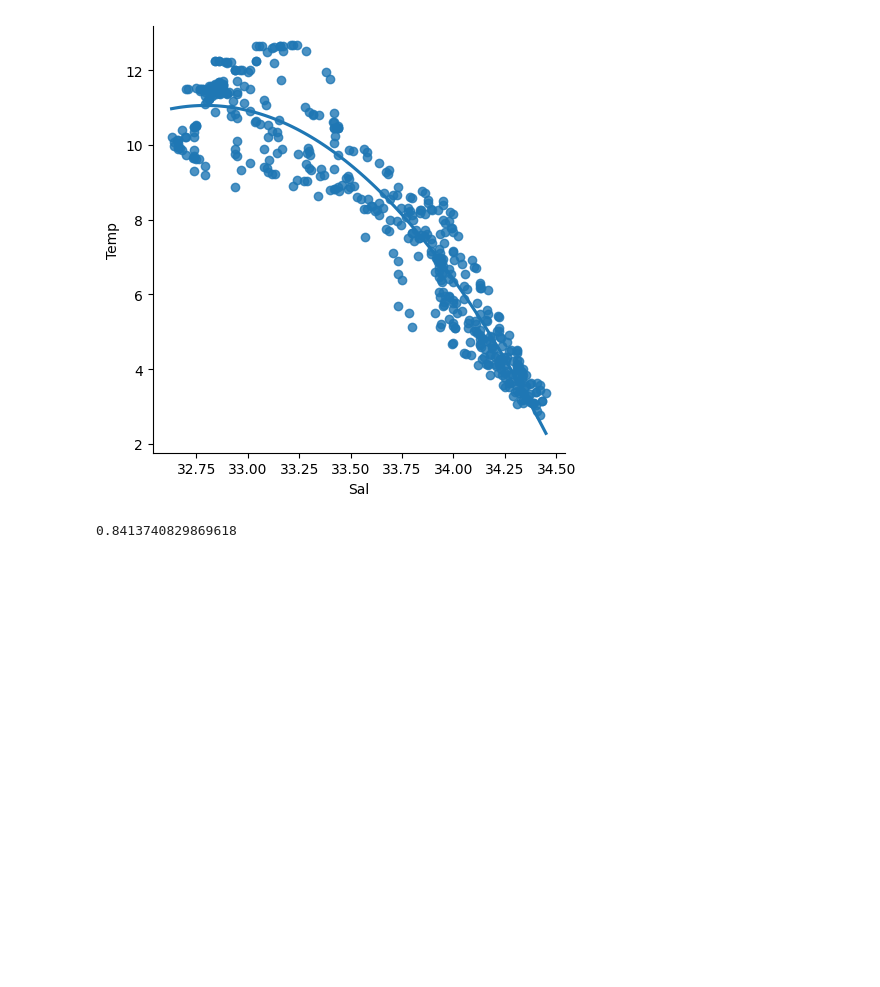
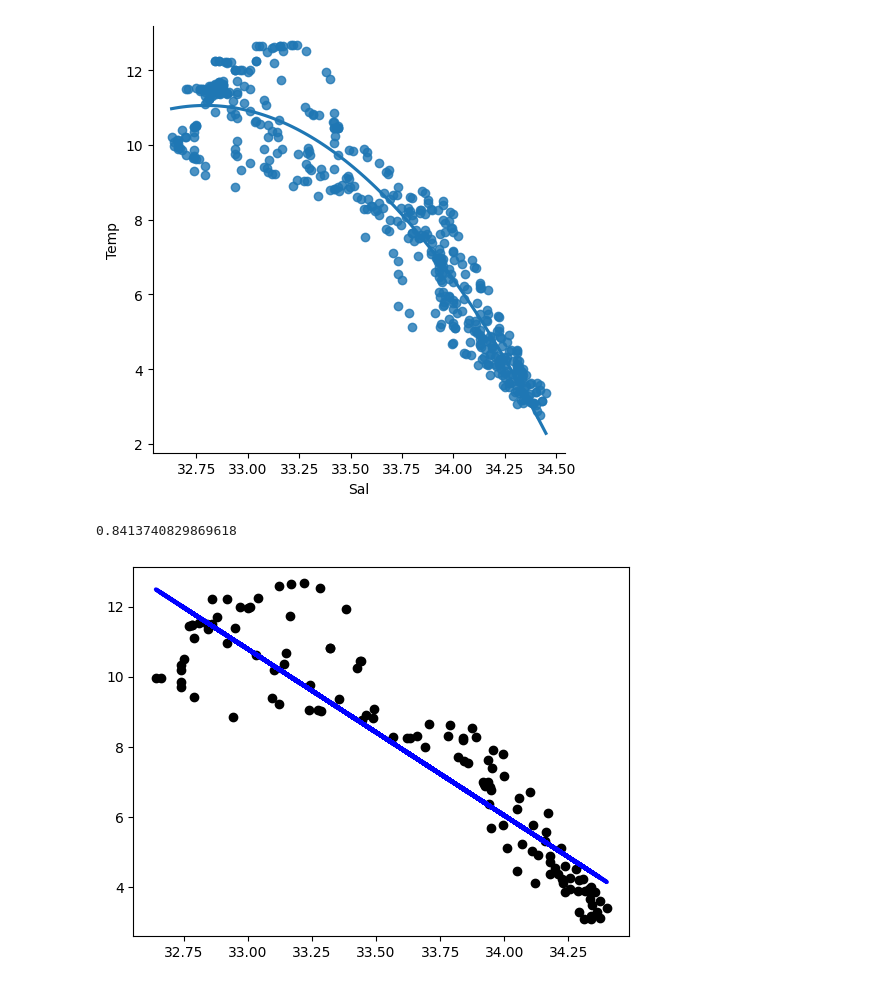
Before and after one commit to 3dgarxx3/Mineria_Datos, a Jupyter notebook: IA_1_Verano.ipynb, the cells around one changed output. Saved outputs shown, nothing was run; the diff lists cells and outputs as text; code cells hidden in the pictures; blank space fills up the shorter version.

```diff
--- a/IA_1_Verano.ipynb
+++ b/IA_1_Verano.ipynb
@@ -30,3 +30,10 @@ regr.fit(X_train,y_train)
 print(regr.score(X_test,y_test))
 # %% [output]
 0.8413740829869618
+# %%
+y_pred = regr.predict(X_test)
+plt.scatter(X_test,y_test,color='black')
+plt.plot(X_test,y_pred,color='blue',linewidth=3)
+plt.show()
+# %% [output]
+[figure, added]
```
